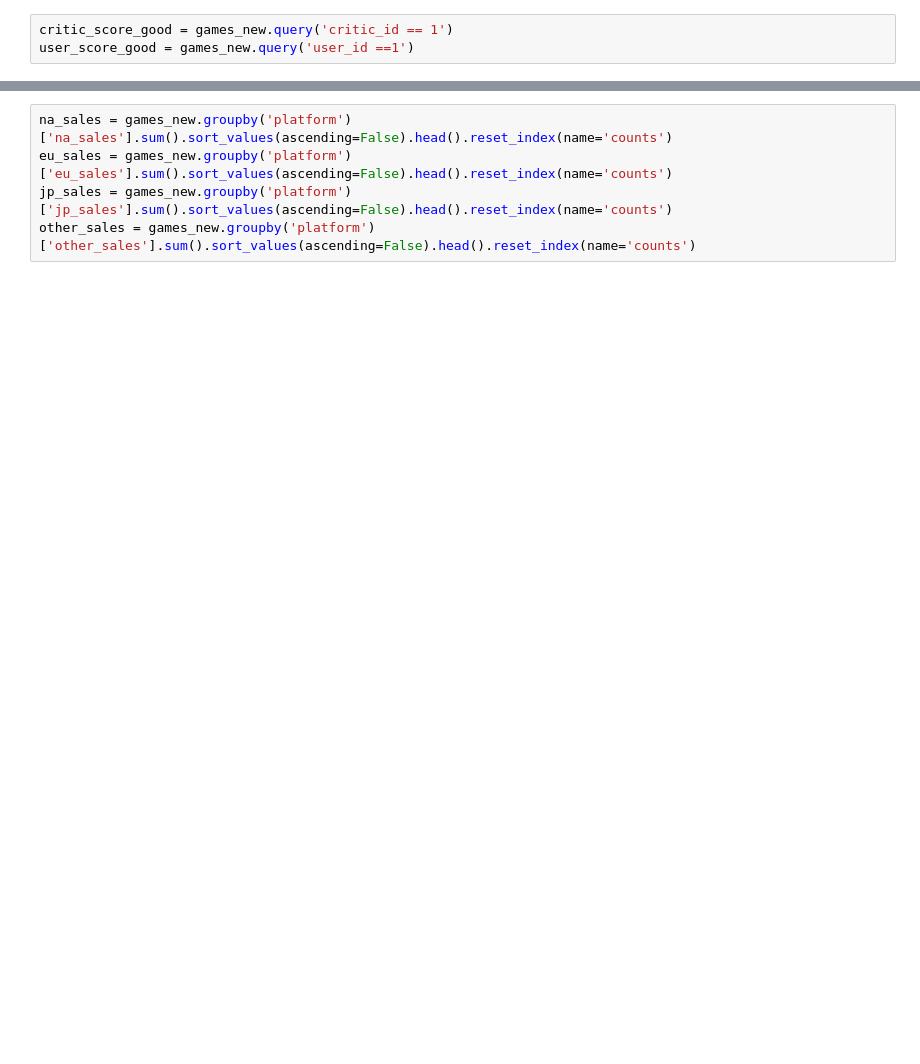
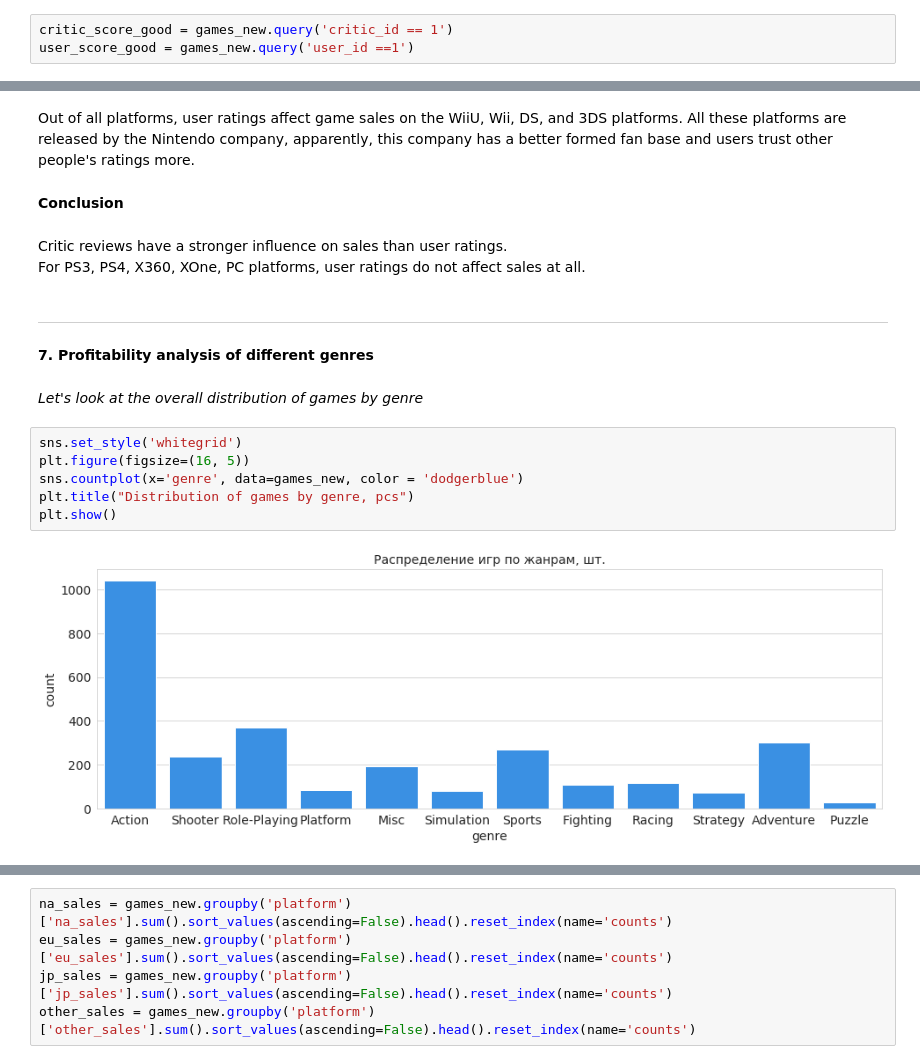
Before and after one commit to smakarin/smakarin_projects, a Jupyter notebook: Data analytics project/videogames_prediction.ipynb, the cells around one changed output, grey strips where cells are left out. Saved outputs shown, nothing was run; the diff lists cells and outputs as text; blank space fills up the shorter version.

```diff
--- a/Data analytics project/videogames_prediction.ipynb
+++ b/Data analytics project/videogames_prediction.ipynb
@@ -872,0 +809,20 @@ plt.show()
+# %% [markdown]
+Out of all platforms, user ratings affect game sales on the WiiU, Wii, DS, and 3DS platforms. All these platforms are released by the Nintendo company, apparently, this company has a better formed fan base and users trust other people's ratings more.
+# %% [markdown]
+**Conclusion**
+# %% [markdown]
+Critic reviews have a stronger influence on sales than user ratings.
+For PS3, PS4, X360, XOne, PC platforms, user ratings do not affect sales at all.
+# %% [markdown]
+***
+**7. Profitability analysis of different genres**
+# %% [markdown]
+*Let's look at the overall distribution of games by genre*
+# %%
+sns.set_style('whitegrid')
+plt.figure(figsize=(16, 5))
+sns.countplot(x='genre', data=games_new, color = 'dodgerblue')
+plt.title("Distribution of games by genre, pcs")
+plt.show()
+# %% [output]
+[figure, added]
```
Also changed, not shown: parts of 268 cells of this notebook.
